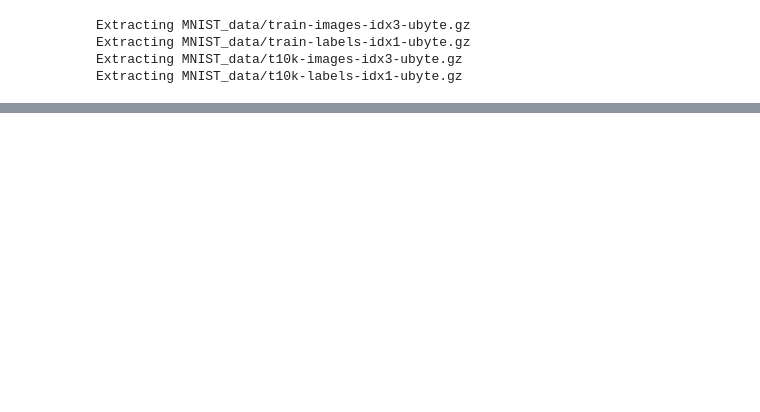
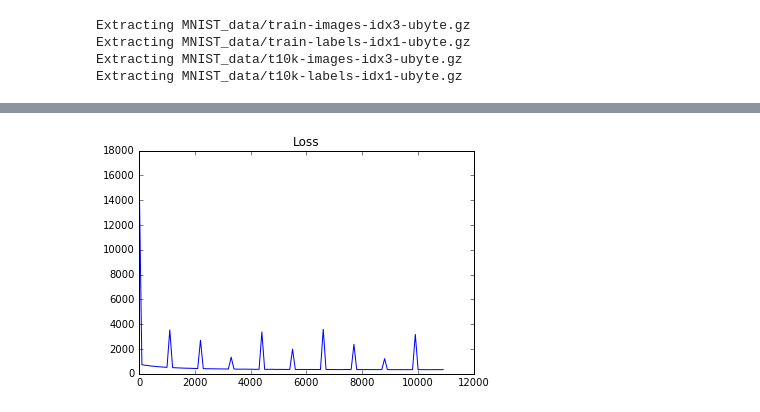
Before and after one commit to Jianbo-Lab/deep-learning-project, a Jupyter notebook: notebook/SSL.ipynb, the cells around one changed output, grey strips where cells are left out. Drawn from its saved outputs; the diff is of its cells as text; code cells hidden in the pictures; blank space fills up the shorter version.

```diff
--- a/notebook/SSL.ipynb
+++ b/notebook/SSL.ipynb
@@ -64,6 +61,5 @@ build_decoder = SSL_Decoder(500)
 model = SSL_M2(sess, build_encoder1, build_encoder2, build_decoder, labeled, unlabeled,
             batch_size = 100, z_dim = 50, x_dim = 784, y_dim=10, alpha=55000./10,
            learning_rate = 1e-3, num_epochs = 20, load=False,
-          checkpoint_name='SSL_M2_checkpoint_600'
+          checkpoint_name='test'
 )
-model.train()
@@ -70,3 +89,11 @@ model.train()
+# %%
+log = model.log
+log = np.array(log).T
+plt.plot(log[0,], log[1,])
+plt.title('Loss')
+plt.show()
+# %% [output]
+[figure, added]
 # %%
 #Load
 sess = tf.InteractiveSession()
```
Also changed, not shown: parts of 6 cells of this notebook, 5 other files.
